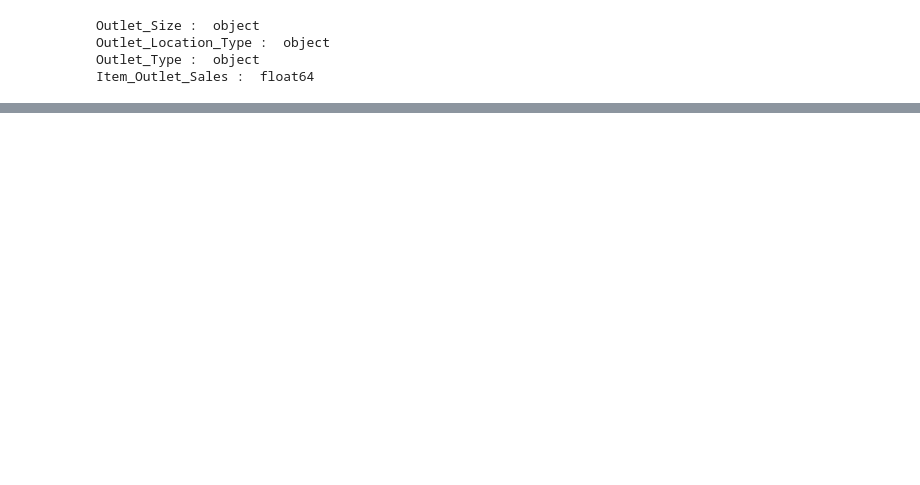
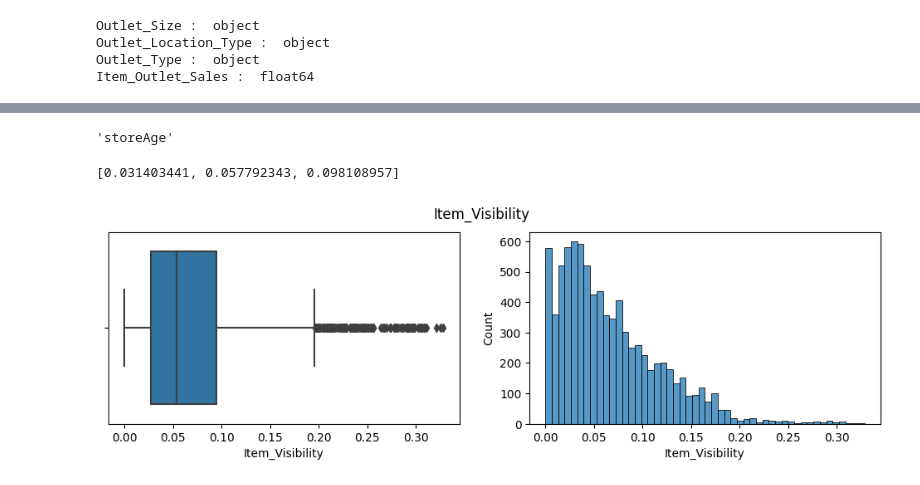
Before and after one commit to silvhua-Lighthouse/2022-10-05-data_preparation_exercise, a Jupyter notebook: data_prep_exercise.ipynb, the cells around one changed output, grey strips where cells are left out. Drawn from its saved outputs; the diff is of its cells as text; code cells hidden in the pictures; blank space fills up the shorter version.

```diff
--- a/data_prep_exercise.ipynb
+++ b/data_prep_exercise.ipynb
@@ -511,0 +713,7 @@ data_filled
+# %%
+# Create new column with corrected 'Item_Fat_Content'
+data_filled['fatContentCorrected'] = data_filled['Item_Fat_Content'].replace({
+    'LF': 'Low Fat',
+    'reg': 'Regular',
+    'low fat': 'Low Fat'
+})
@@ -511,0 +729,3 @@ data_filled
+# %%
+data_filled[data_filled['Item_Category']=='Non-Consumables'].fatContentCorrected.replace(to_replace=r'.*Fat',value='Not applicable',regex=True,inplace=True)
+data_filled[data_filled['Item_Category']=='Non-Consumables'].head(3)
@@ -511,0 +741,3 @@ data_filled
+# %%
+data_filled.loc[data_filled['Item_Category']=='Non-Consumables','fatContentCorrected'] = 'Not Applicable'
+data_filled[data_filled['Item_Category']=='Non-Consumables'].head(3)
@@ -511,0 +782,5 @@ data_filled
+# %%
+# Remove alpha characters from Outlet_Identifier and Item_Identifier
+data_filled['Outlet_Identifier'] = data_filled['Outlet_Identifier'].str.replace(r'\D*','',regex=True).astype(int)
+data_filled['Item_Identifier'] = data_filled['Item_Identifier'].str.replace(r'\D*','',regex=True).astype(int)
+data_filled.head(1)
@@ -511,0 +791,61 @@ data_filled
+# %%
+data_filled['storeAge'].name
+
+# print(np.array_split(values,3))
+# np.array_split(values,3)
+# %% [output]
+'storeAge'
+# %%
+def binQuantile(df,column,nQuantiles=4,separate0=False,splitValues=False):
+    """
+    Put ratio data into bins, each bin represented by an integer ranging from lowest values
+    to highest values.
+    Each bin is inclusive of the higher quantile border value.
+    separate0: (Boolean) If true, separate out rows with raw value equal to zero.
+    splitValues: (Boolean) If true, split unique values into chunks of equal size. Cannot be combined with `serarate0=True`
+    """
+    # define the borders between quantiles
+    bins = np.linspace(0,1,nQuantiles+1)[1:-1]
+    df[column+'_quantiles_'+str(nQuantiles)]=0
+    if separate0 == True: # If true, separate out rows with raw value equal to zero
+        filter = df[column] != 0 # Assign integer of zero if raw value is 0.0
+        quantiles = np.quantile(df[filter][column],bins).tolist()
+        df.loc[(df[column]<=quantiles[0]) & (df[column]>0),column+'_quantiles_'+str(nQuantiles)] = 1 # Assign integer value of 1 for first bin of non-zero values
+    elif splitValues == True: # Give option to split unique values into chunks of equal size
+        quantiles=[]
+        values = sorted(df[column].unique())
+        for i in range(nQuantiles-1):
+            binIndex = round(len(values)/nQuantiles) + round(i*len(values)/nQuantiles)-1
+            quantiles.append(values[binIndex])
+            df.loc[df[column]<=quantiles[0],column+'_quantiles_'+str(nQuantiles)] = 1 # Assign integer value of 1 for first bin
+    else:
+        quantiles = np.quantile(df[column],bins).tolist() # Create borders for the bins
+        df.loc[df[column]<=quantiles[0],column+'_quantiles_'+str(nQuantiles)] = 1 # Assign integer value of 1 for first bin
+    for bin in range(len(quantiles)-1):
+        # print(bin,quantiles[bin],quantiles[bin+1])
+        # Filter
+        belongsInBin = (df[column] > quantiles[bin]) & (df[column] <= quantiles[bin+1]) # Assign integers for intermediate bins
+        df.loc[belongsInBin,column+'_quantiles_'+str(nQuantiles)] = bin+2
+        # print(bin, bin+2)
+        # print(quantiles[bin],quantiles[bin+1])
+        # print(df[belongsInBin].loc[:,column])
+    # df[column+'quantile'+nQuantile]
+    df.loc[df[column]>quantiles[-1],column+'_quantiles_'+str(nQuantiles)] = nQuantiles # Assign integers for bin of highest values
+    if splitValues == True:
+        # print(df.columns.str.contains(column+'_quantiles_'+str(nQuantiles)))
+        df.columns = df.columns.str.replace(column+'_quantiles_'+str(nQuantiles),column+'_group_n'+str(nQuantiles))
+    # print(df[column+'_quantiles_'+str(nQuantiles)].value_counts().sort_index())
+    print('bin borders (each bin inclusive of the higher quantile border value): ',quantiles,'\n')
+    fig, ax = plt.subplots(nrows=1,ncols=2, figsize=(12,3))
+    sns.boxplot(df,x=column,ax=ax[0])
+    sns.histplot(df,x=column,ax=ax[1])
+    fig.suptitle(column)
+    return quantiles
+
+# sns.displot(data_filled,x='Item_Visibility',bins=histbins)
+
+# Classify Item_Visibility into quartiles, but assign value of zero if visbility is equal to zero.
+binQuantile(data_filled,'Item_Visibility',4,separate0=True)
+# %% [output]
+[0.031403441, 0.057792343, 0.098108957]
+[figure, added]
```
Also changed, not shown: parts of 52 cells of this notebook.
